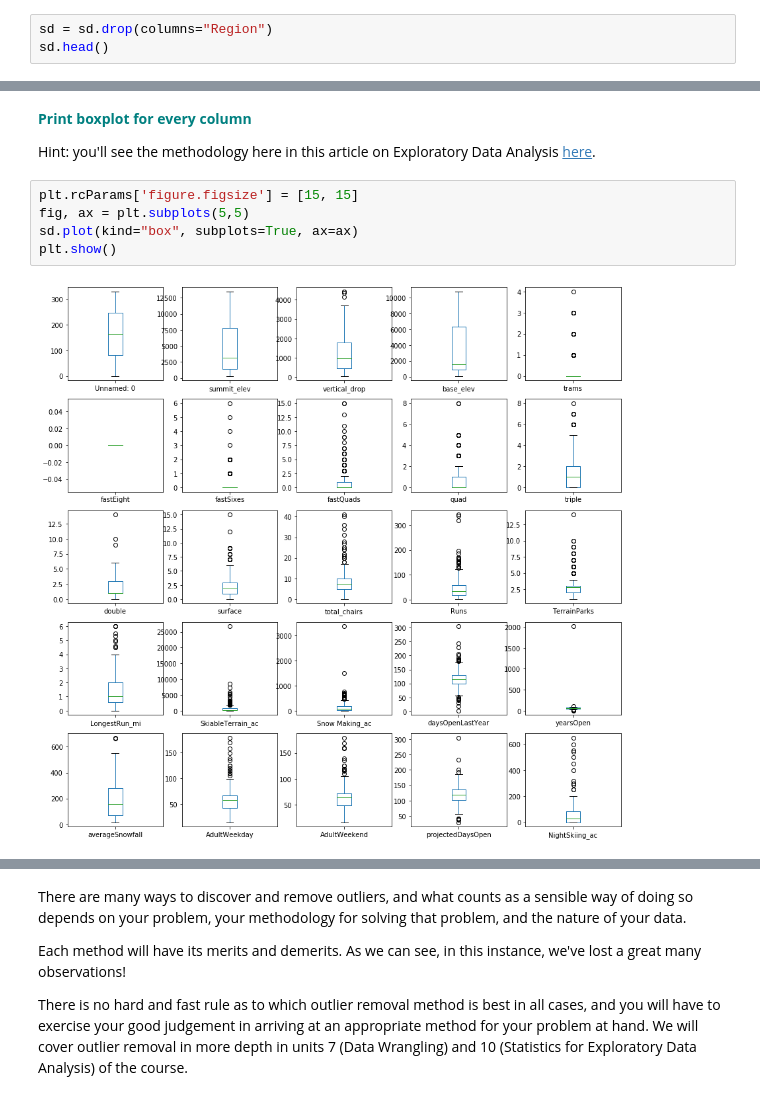
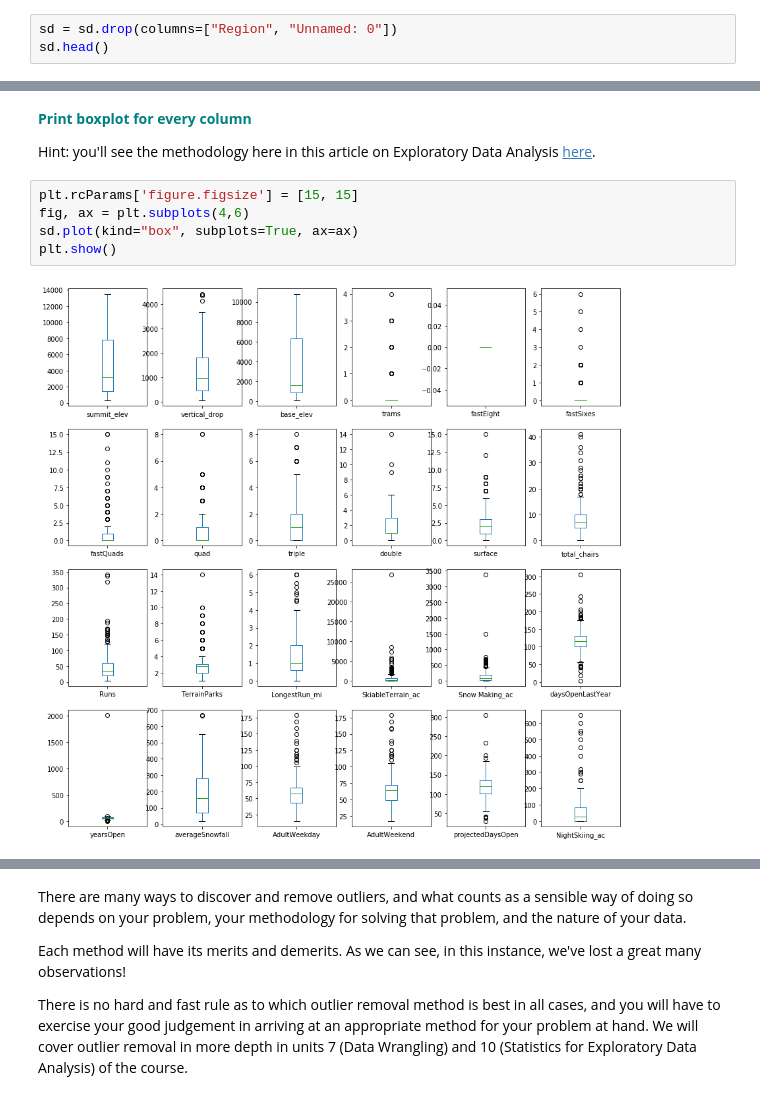
Before and after one commit to rayruzzo/Guided-Capstone, a Jupyter notebook: EDA/GuidedCapstoneStep3HL.ipynb, the cells around one changed output, grey strips where cells are left out. Cells and saved outputs as stored; diff of their text form.

```diff
--- a/EDA/GuidedCapstoneStep3HL.ipynb
+++ b/EDA/GuidedCapstoneStep3HL.ipynb
@@ -149,6 +129,6 @@ sns.barplot(x=values, y=names, palette="RdBu_r")
 # %% [markdown]
 By reviewing the State and Regions counts plots you should notice that the Region feature is nearly identical to the state and therfore we can remove from the dataframe.**<font color='teal'> Remove the `Region` column using the drop function.</font>**
 # %%
-sd = sd.drop(columns="Region")
+sd = sd.drop(columns=["Region", "Unnamed: 0"])
 sd.head()
 # %% [output]
@@ -167,11 +147,11 @@ sd.head()
 Hint: you'll see the methodology here in this article on Exploratory Data Analysis [here](nce-method-dsm-exploratory-data-analysis-bc84d4d8d3f9).
 # %%
 plt.rcParams['figure.figsize'] = [15, 15]
-fig, ax = plt.subplots(5,5)
+fig, ax = plt.subplots(4,6)
 sd.plot(kind="box", subplots=True, ax=ax)
 plt.show()
 # %% [output]
-[figure, old version]
+[figure, new version]
 # %% [markdown]
 You need to create boxplots and  histograms to evaluate the data for potential outliers or data anomalies. Generally, outliers are defined as observations that differ significantly from the other values in the dataset or feature.
 
```
Also changed, not shown: parts of 12 cells of this notebook, 2 other files.
